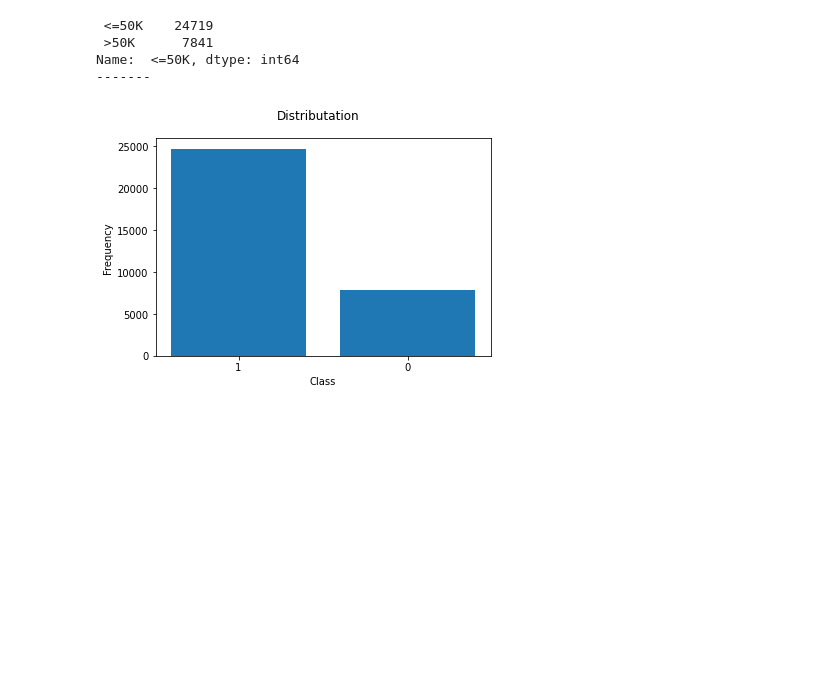
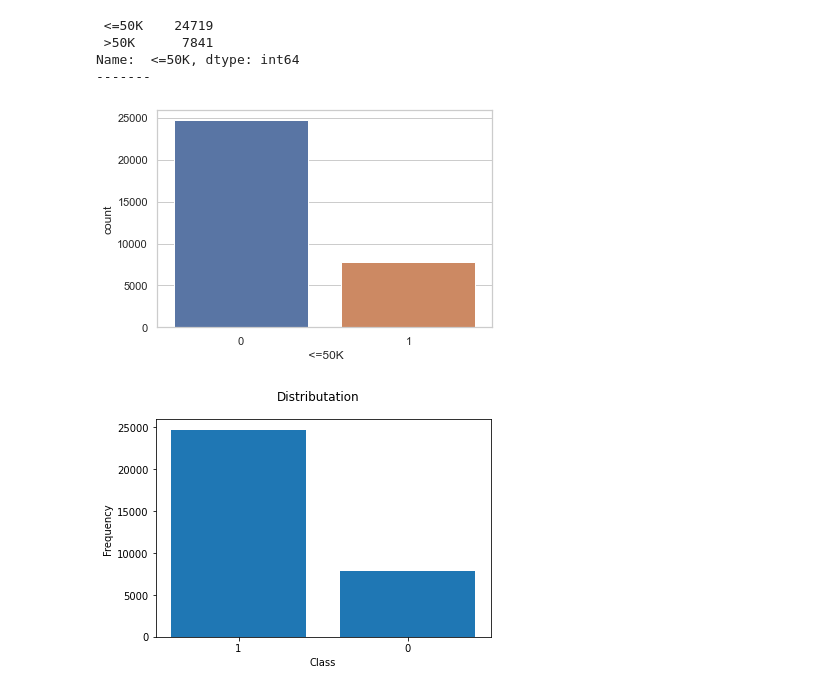
Before and after one commit to Amir-h055/Machine-Learning, a Jupyter notebook: project/Classification/Adult.ipynb, the cells around one changed output. Drawn from its saved outputs; the diff is of its cells as text; code cells hidden in the pictures; blank space fills up the shorter version.

```diff
--- a/project/Classification/Adult.ipynb
+++ b/project/Classification/Adult.ipynb
@@ -56,6 +56,10 @@ print("-------")
  >50K      7841
 Name:  <=50K, dtype: int64
 -------
+# %%
+sns.countplot(x=' <=50K', data= df);
+# %% [output]
+[figure, added]
 # %%
 plt.plot()
 plt.ylabel('Frequency')
```
Also changed, not shown: parts of 1 cell of this notebook, 3 other files.
